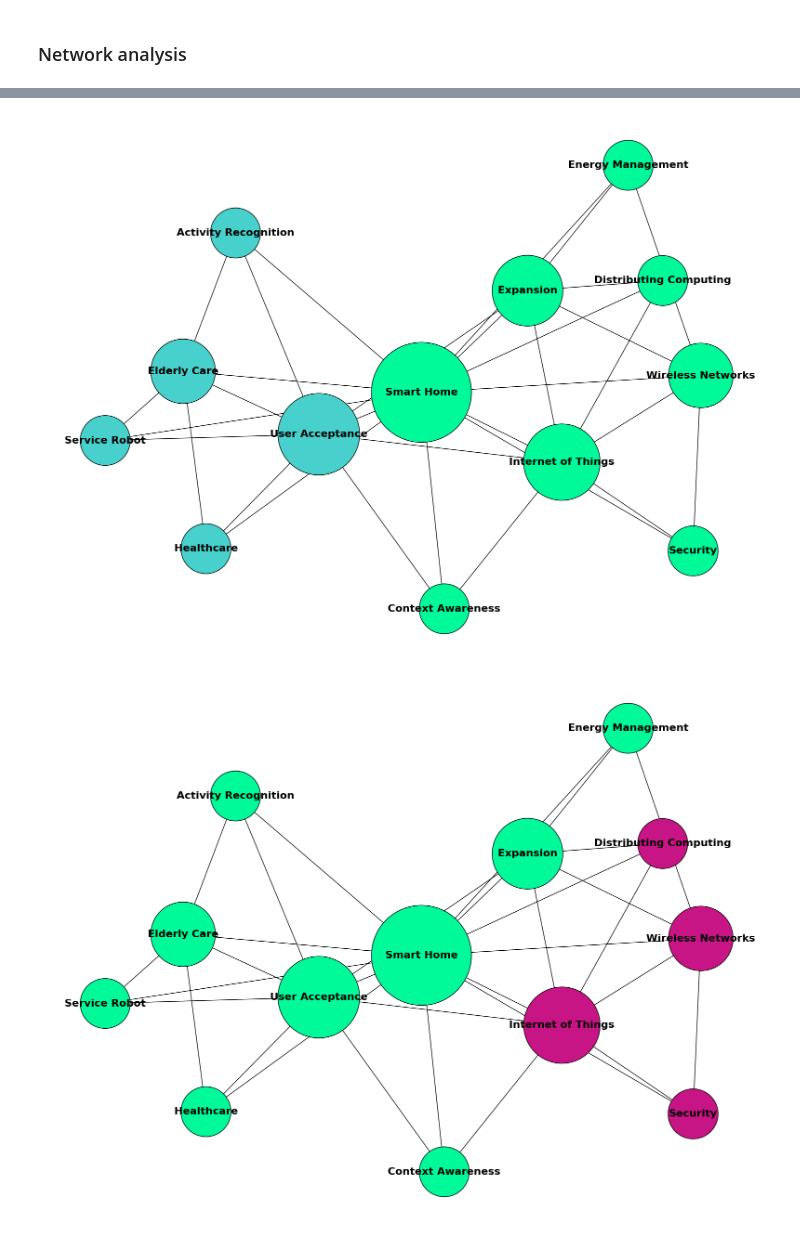
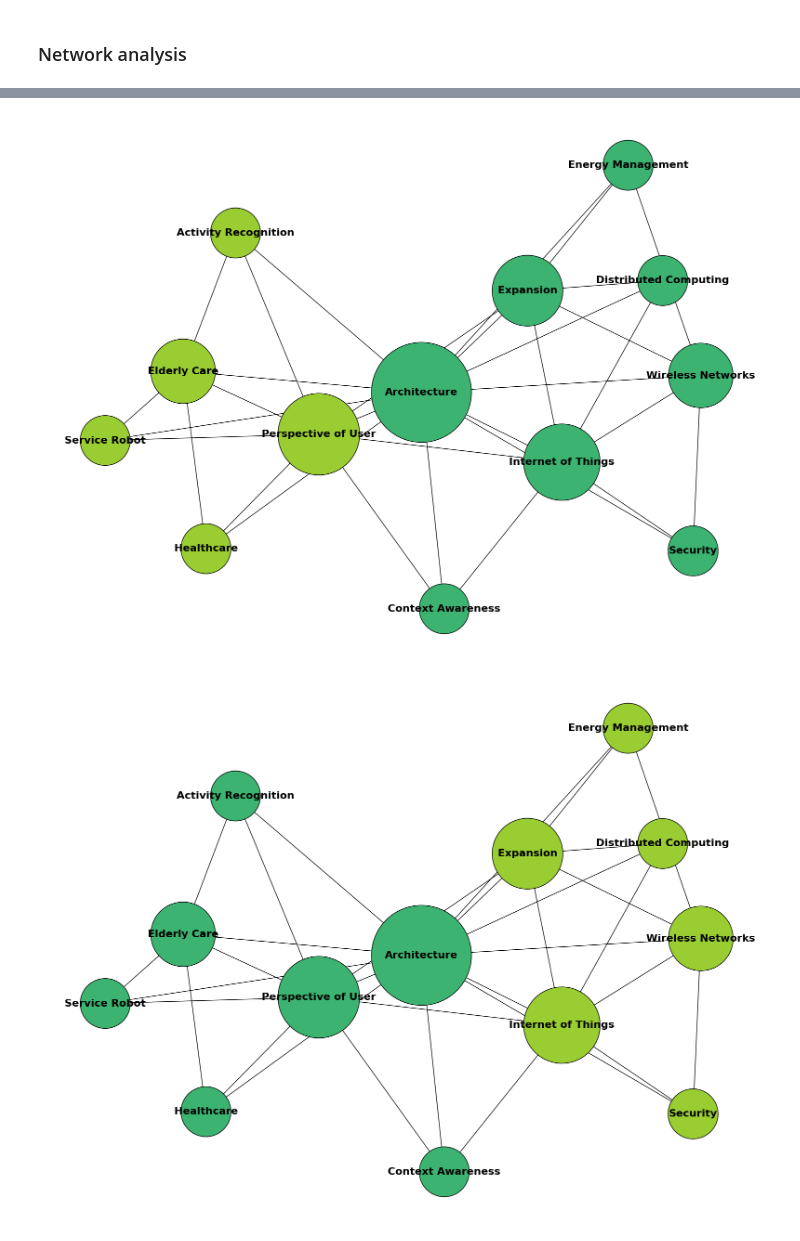
Before and after one commit to Geunhyeong-Han/shs-literature-text-mining, a Jupyter notebook: main.ipynb, the cells around one changed output, grey strips where cells are left out. Cells and saved outputs as stored; diff of their text form; code cells hidden in the pictures.

```diff
--- a/main.ipynb
+++ b/main.ipynb
@@ -933,15 +941,15 @@ draw_adjacency_matrix(G, partitions=partitions, colors=colors)
 ### Network analysis
 # %%
 node_names = {
-    0: 'User Acceptance',
+    0: 'Perspective of User',
     1: 'Security',
     2: 'Energy Management',
-    3: 'Smart Home',
+    3: 'Architecture',
     4: 'Activity Recognition',
     5: 'Context Awareness',
     6: 'Healthcare',
     7: 'Service Robot',
-    8: 'Distributing Computing',
+    8: 'Distributed Computing',
     9: 'Expansion',
     10: 'Wireless Networks',
     11: 'Internet of Things',
@@ -1002,3 +1010,19 @@ similarity_df.sort_values(by=['Cluster', 'Similarity Score'], ascending=[True, F
 
 # CSV 파일로 저장
 similarity_df.to_csv('/content/drive/MyDrive/Colab Notebooks/Smart_Home_Service/cluster_similarity_scores.csv', index=False)
+# %%
+node_colors = {node: 'mediumseagreen' for node in G.nodes()}
+
+sizes = [G.degree(node) * 2000 for node in G]
+
+def draw_graph(G, layout, node_colors, node_sizes, title):
+    fig, ax = plt.subplots(figsize=(20, 15))
+    pos = layout(G, seed=0)
+    nx.draw(G, pos, with_labels=False, node_size=node_sizes, node_color=[node_colors[node] for node in G], edgecolors='black', font_size=8, font_weight='bold', ax=ax)
+
+    for node, (x, y) in pos.items():
+        plt.text(x, y, node, fontsize=16, ha='center', va='center', fontweight = 'bold')
+
+    plt.show()
+
+draw_graph(G, lambda G, seed=None: nx.spring_layout(G, k=0.05, seed=seed), node_colors, sizes, 'Network Graph with Highlighted Clusters')
@@ -1005,11 +1031,11 @@ similarity_df.to_csv('/content/drive/MyDrive/Colab Notebooks/Smart_Home_Service/
 # %%
 # 1번 군집 :
-highlight_clusters = ['User Acceptance', 'Smart Home', 'Expansion', 'Internet of Things']
-node_colors = {node: 'mediumspringgreen' for node in G.nodes()}
+highlight_clusters = ['Perspective of User', 'Architecture', 'Internet of Things', 'Context Awareness']
+node_colors = {node: 'mediumseagreen' for node in G.nodes()}
 
 for node in highlight_clusters:
     if node in node_colors:
-        node_colors[node] = 'darkgreen'
+        node_colors[node] = 'yellowgreen'
 
 sizes = [G.degree(node) * 2000 for node in G]
 
@@ -1029,11 +1055,11 @@ draw_graph(G, lambda G, seed=None: nx.spring_layout(G, k=0.05, seed=seed), node_
 # %%
 # 2번 군집 :
-highlight_clusters = ['User Acceptance', 'Activity Recognition', 'Elderly Care', 'Service Robot', 'Healthcare']
-node_colors = {node: 'mediumspringgreen' for node in G.nodes()}
+highlight_clusters = ['Perspective of User', 'Activity Recognition', 'Elderly Care', 'Service Robot', 'Healthcare']
+node_colors = {node: 'mediumseagreen' for node in G.nodes()}
 
 for node in highlight_clusters:
     if node in node_colors:
-        node_colors[node] = 'mediumturquoise'
+        node_colors[node] = 'yellowgreen'
 
 sizes = [G.degree(node) * 2000 for node in G]
 
@@ -1049,28 +1075,28 @@ def draw_graph(G, layout, node_colors, node_sizes, title):
 
 draw_graph(G, lambda G, seed=None: nx.spring_layout(G, k=0.05, seed=seed), node_colors, sizes, 'Network Graph with Highlighted Clusters')
 # %% [output]
-[figure, old version]
+[figure, new version]
 # %%
 # 3번 군집 :
-highlight_clusters = ['Internet of Things', 'Distributing Computing', 'Wireless Networks', 'Security']
-node_colors = {node: 'mediumspringgreen' for node in G.nodes()}
+highlight_clusters = ['Internet of Things', 'Distributed Computing', 'Wireless Networks', 'Security', 'Expansion', 'Energy Management']
+node_colors = {node: 'mediumseagreen' for node in G.nodes()}
 
 for node in highlight_clusters:
     if node in node_colors:
-        node_colors[node] = 'mediumvioletred'
+        node_colors[node] = 'yellowgreen'
 
 sizes = [G.degree(node) * 2000 for node in G]
 
 def draw_graph(G, layout, node_colors, node_sizes, title):
     fig, ax = plt.subplots(figsize=(20, 15))
     pos = layout(G, seed=0)
     nx.draw(G, pos, with_labels=False, node_size=node_sizes, node_color=[node_colors[node] for node in G], edgecolors='black', font_size=8, font_weight='bold', ax=ax)
 
     for node, (x, y) in pos.items():
         plt.text(x, y, node, fontsize=16, ha='center', va='center', fontweight = 'bold')
 
     plt.show()
 
 draw_graph(G, lambda G, seed=None: nx.spring_layout(G, k=0.05, seed=seed), node_colors, sizes, 'Network Graph with Highlighted Clusters')
 # %% [output]
-[figure, old version]
+[figure, new version]
```
Also changed, not shown: parts of 6 cells of this notebook.
